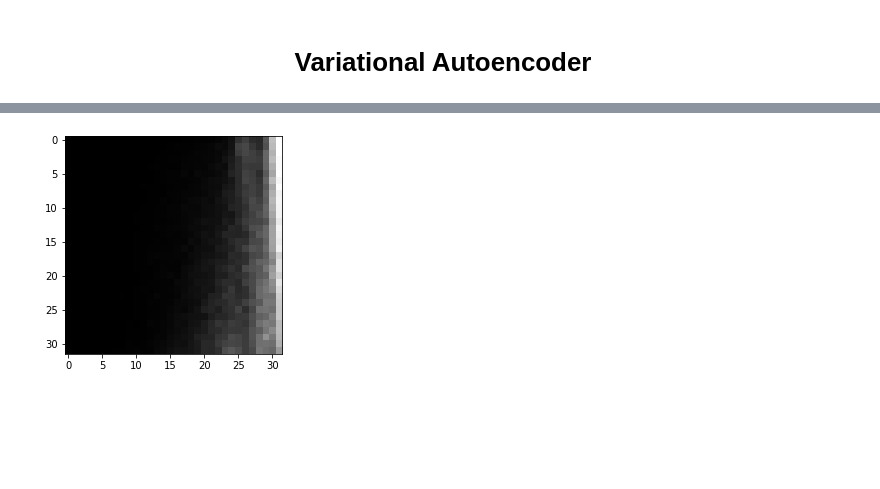
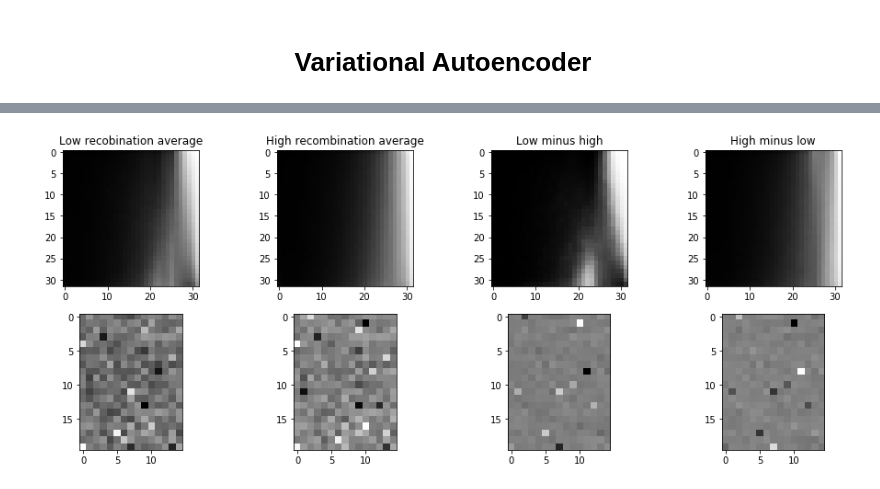
Before and after one commit to Rani-Nielsen/git_test, a Jupyter notebook: vae.ipynb, the cells around one changed output, grey strips where cells are left out. Cells and saved outputs as stored; diff of their text form; code cells hidden in the pictures; blank space fills up the shorter version.

```diff
--- a/vae.ipynb
+++ b/vae.ipynb
@@ -322,5 +301,0 @@ bla3 = generator.predict(X.reshape(1, 300))
-# %%
-plt.imshow(bla3[0].reshape(32, 32))
-plt.show()
-# %% [output]
-[figure, removed]
@@ -326,0 +306,58 @@ plt.show()
+# %%
+# Obtaining top 5% of the lowest and highest recombination rates
+
+top_low = idx_sorted[:int(len(idx_sorted) * 0.05)]
+top_high = idx_sorted[-int(len(idx_sorted) * 0.05):]
+# %%
+# Averaging the top 5% lowest and highest recmobination rate vectors
+# and generates 32x32 images from them
+
+low_rec_vec = np.mean(encoded_imgs[top_low], axis=0)
+low_rec_vec_img = generator.predict(low_rec_vec.reshape(1, 300))
+high_rec_vec = np.mean(encoded_imgs[top_high], axis=0)
+high_rec_vec_img = generator.predict(high_rec_vec.reshape(1, 300))
+# %%
+# Creating vectors to represent recombination rate changes, and generating their images
+
+high_minus_low = high_rec_vec - low_rec_vec
+low_minus_high = low_rec_vec - high_rec_vec
+high_minus_low_img = generator.predict(high_minus_low.reshape(1, 300))
+low_minus_high_img = generator.predict(low_minus_high.reshape(1, 300))
+# %%
+# Visualization of the vectors and their trnsformations
+
+plt.figure(figsize=(16, 6))
+plt.subplot(241)
+plt.title('Low recobination average')
+plt.imshow(low_rec_vec_img.reshape(32, 32))
+
+plt.subplot(242)
+plt.title('High recombination average')
+plt.imshow(high_rec_vec_img.reshape(32, 32))
+
+plt.subplot(243)
+plt.title('Low minus high')
+plt.imshow(low_minus_high_img.reshape(32, 32))
+
+plt.subplot(244)
+plt.title('High minus low')
+plt.imshow(high_minus_low_img.reshape(32, 32))
+
+plt.subplot(245)
+#plt.title('High recombination')
+plt.imshow(low_rec_vec.reshape(20, 15))
+
+plt.subplot(246)
+#plt.title('Mix')
+plt.imshow(high_rec_vec.reshape(20, 15))
+
+plt.subplot(247)
+#plt.title('Mix')
+plt.imshow(low_minus_high.reshape(20, 15))
+
+plt.subplot(248)
+#plt.title('Mix')
+plt.imshow(high_minus_low.reshape(20, 15))
+plt.show()
+# %% [output]
+[figure, added]
```
Also changed, not shown: parts of 31 cells of this notebook.
